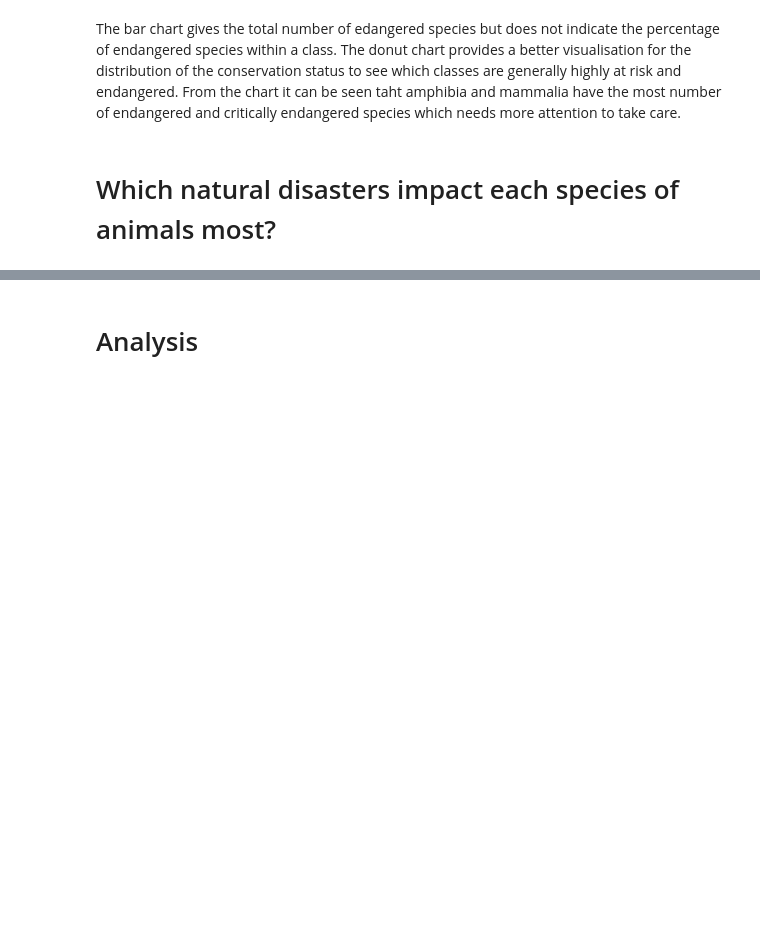
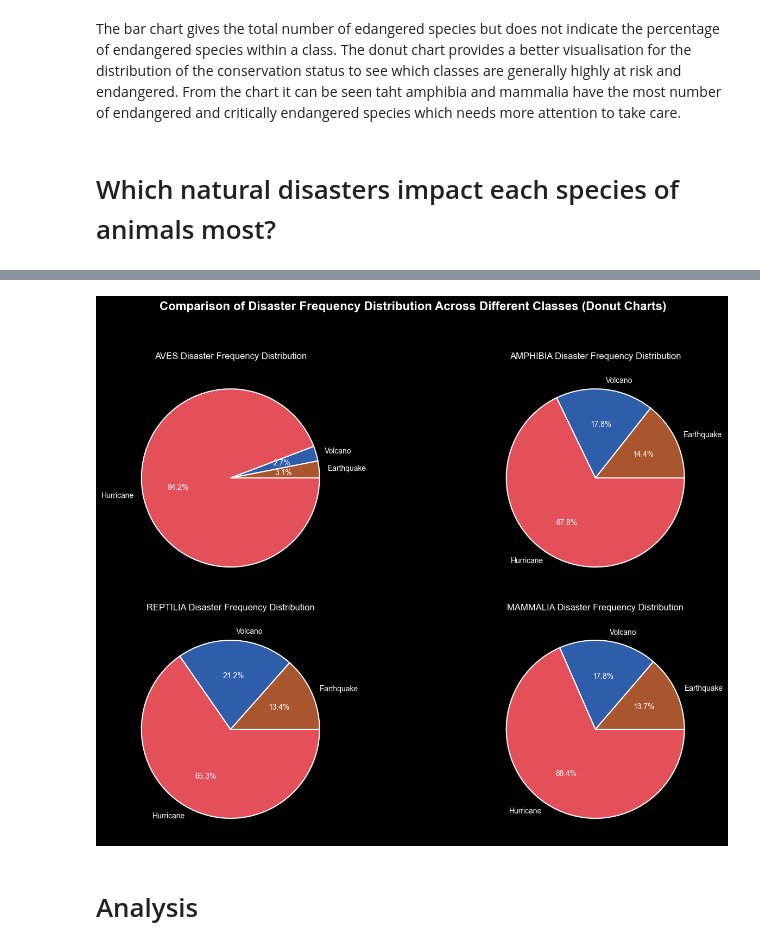
Before and after one commit to JovianSanjaya/2D-Mapping-and-Simulation-Approach, a Jupyter notebook: Hack/analysis.ipynb, the cells around one changed output, grey strips where cells are left out. Saved outputs shown, nothing was run; the diff lists cells and outputs as text; code cells hidden in the pictures; blank space fills up the shorter version.

```diff
--- a/Hack/analysis.ipynb
+++ b/Hack/analysis.ipynb
@@ -515,3 +598,78 @@ plt.show()
+# %%
+
+plt.style.use('dark_background')
+fig, axs = plt.subplots(2, 2, figsize=(15, 10))
+
+disaster = ['Earthquake', 'Volcano', 'Hurricane']
+freq_col = [9, 17, 25]
+palette = {
+    'Earthquake': "#a9552e",
+    'Volcano': "#2e5da9",
+    'Hurricane': "#e35059"
+}
+
+colors = []
+for dis in disaster:
+    colors.append(palette[dis])
+
+ax1 = axs[0, 0]
+ax2 = axs[0, 1]
+ax3 = axs[1, 0]
+ax4 = axs[1, 1]
+
+#Aves
+df_class1 = df_first[df_first["className"] == anim_class[0]]
+freq1 = []
+for col in freq_col:
+    freq1.append(df_class1.iloc[:, col].mean())
+wedges1, autotexts1, texts1 = axs[0, 0].pie(freq1, labels=disaster, autopct='%1.1f%%', colors=colors)
+for text in texts1:
+    text.set_fontsize(10)
+for autotext in autotexts1:
+    autotext.set_fontsize(10)
+ax1.set_title(anim_class[0] + ' Disaster Frequency Distribution', fontsize=12, pad=10)
+
+#Amphibians
+df_class2 = df_first[df_first["className"] == anim_class[1]]
+freq2 = []
+for col in freq_col:
+    freq2.append(df_class2.iloc[:, col].mean())
+wedges2, autotexts2, texts2 = axs[0, 1].pie(freq2, labels=disaster, autopct='%1.1f%%', colors=colors)
+for text in texts2:
+    text.set_fontsize(10)
+for autotext in autotexts2:
+    autotext.set_fontsize(10)
+ax2.set_title(anim_class[1] + ' Disaster Frequency Distribution', fontsize=12, pad=10)
+
+#Reptilia
+df_class3 = df_first[df_first["className"] == anim_class[2]]
+freq3 = []
+for col in freq_col:
+    freq3.append(df_class3.iloc[:, col].mean())
+wedges3, autotexts3, texts3 = axs[1, 0].pie(freq3, labels=disaster, autopct='%1.1f%%', colors=colors)
+for text in texts3:
+    text.set_fontsize(10)
+for autotext in autotexts3:
+    autotext.set_fontsize(10)
+ax3.set_title(anim_class[2] + ' Disaster Frequency Distribution', fontsize=12, pad=10)
+
+#Mammalia
+df_class4 = df_first[df_first["className"] == anim_class[3]]
+freq4 = []
+for col in freq_col:
+    freq4.append(df_class4.iloc[:, col].mean())
+wedges4, autotexts4, texts4 = axs[1, 1].pie(freq4, labels=disaster, autopct='%1.1f%%', colors=colors)
+for text in texts4:
+    text.set_fontsize(10)
+for autotext in autotexts4:
+    autotext.set_fontsize(10)
+ax4.set_title(anim_class[3] + ' Disaster Frequency Distribution', fontsize=12, pad=10)
+
+fig.suptitle('Comparison of Disaster Frequency Distribution Across Different Classes (Donut Charts)', fontsize=16, y=1.02, fontweight='bold')
+plt.tight_layout()
+plt.show()
+# %% [output]
+[figure, added]
 # %% [markdown]
 # Analysis
 # %% [markdown]
```
Also changed, not shown: parts of 16 cells of this notebook, 25 other files.
